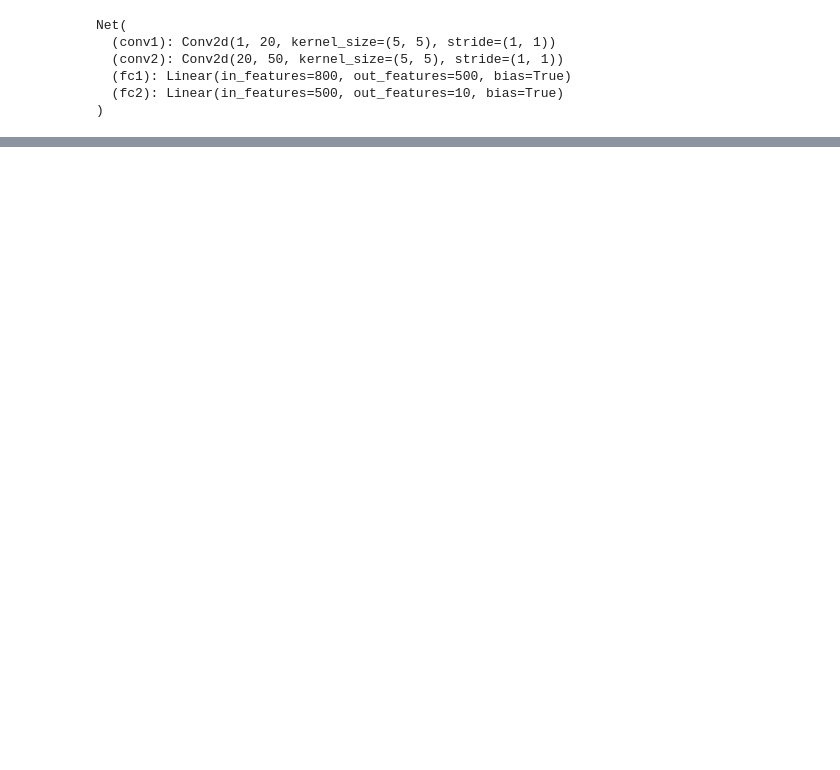
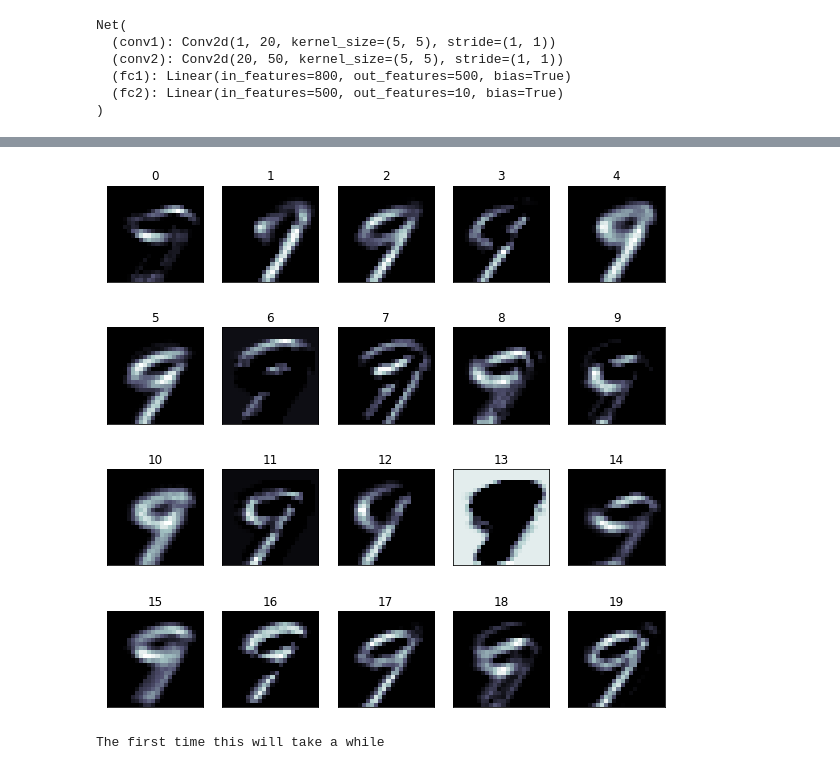
Before and after one commit to ansuini/MHPC_DL, a Jupyter notebook: day2/conv_visualization.ipynb, the cells around one changed output, grey strips where cells are left out. Drawn from its saved outputs; the diff is of its cells as text; code cells hidden in the pictures; blank space fills up the shorter version.

```diff
--- a/day2/conv_visualization.ipynb
+++ b/day2/conv_visualization.ipynb
@@ -97,0 +183,18 @@ Net(
+# %%
+x = conv1[0].detach().numpy()
+# %%
+fig=plt.figure(figsize=(10,10))
+for i in range(20):
+    plt.subplot(4,5,i+1)
+    plt.imshow(x[i],cmap='bone')
+    plt.title(i)
+    plt.xticks([])
+    plt.yticks([])
+# %% [output]
+[figure, added]
+# %%
+from torchvision.models import alexnet
+print('The first time this will take a while')
+alex = alexnet(pretrained=True)
+# %% [output]
+The first time this will take a while
```
Also changed, not shown: parts of 20 cells of this notebook, 9 other files.
